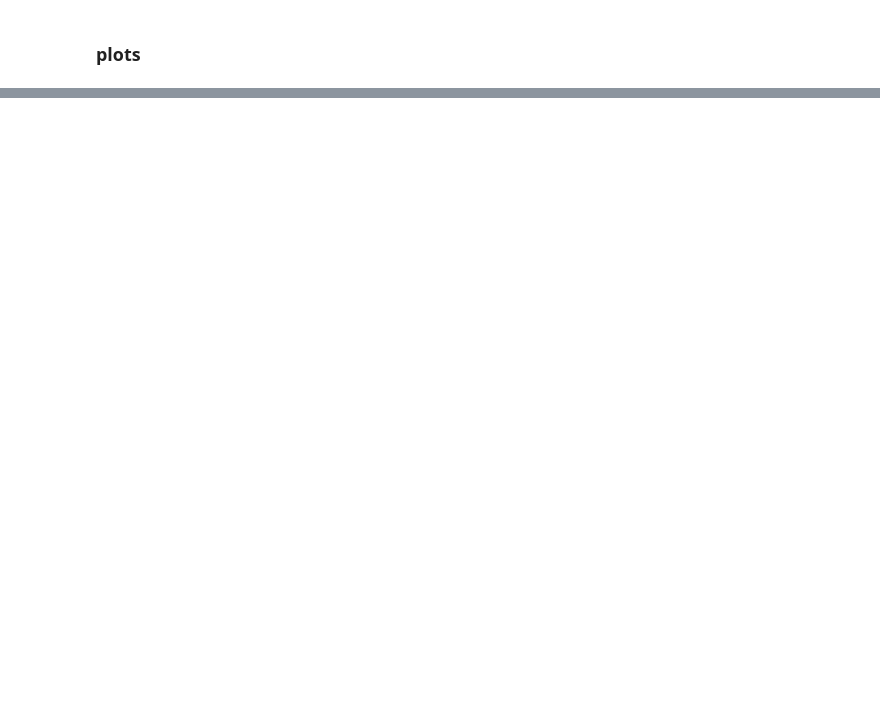
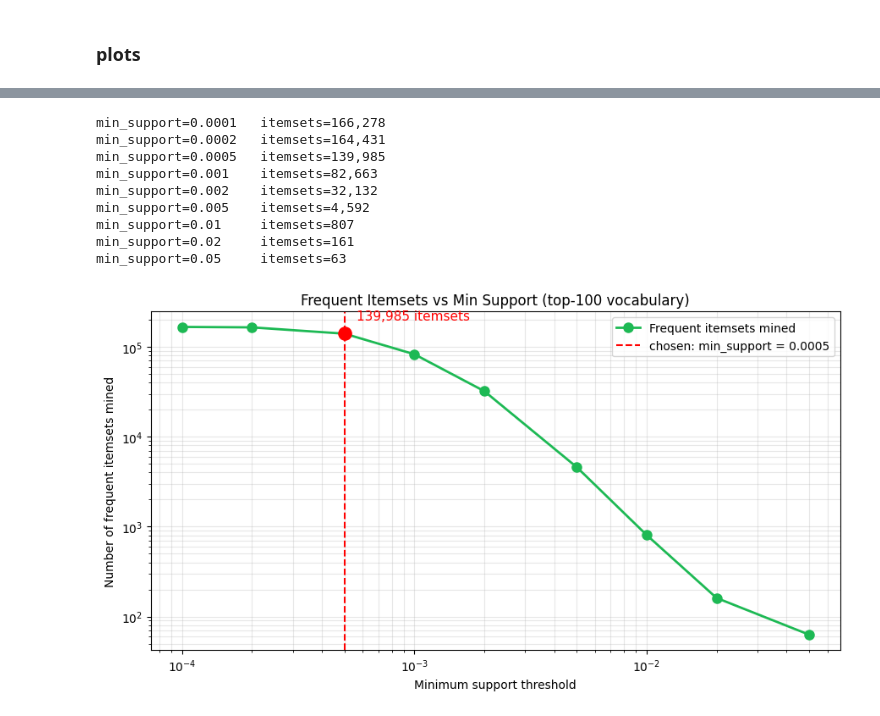
Before and after one commit to AidanDonnelly1/ear-worm, a Jupyter notebook: apriori.ipynb, the cells around one changed output, grey strips where cells are left out. Saved outputs shown, nothing was run; the diff lists cells and outputs as text; code cells hidden in the pictures; blank space fills up the shorter version.

```diff
--- a/apriori.ipynb
+++ b/apriori.ipynb
@@ -739,0 +671,54 @@ plt.show()
+# %%
+SUPPORT_SWEEP = [0.0001, 0.0002, 0.0005, 0.001, 0.002, 0.005, 0.01, 0.02, 0.05]
+
+# Build the top-100 transaction matrix once (reuse for every threshold)
+top_100_full = {s for s, _ in all_song_counts.most_common(100)}
+filtered_full = [[s for s in t if s in top_100_full] for t in transactions]
+filtered_full = [t for t in filtered_full if len(t) >= 2]
+
+te_full = TransactionEncoder()
+df_full = pd.DataFrame(te_full.fit_transform(filtered_full), columns=te_full.columns_)
+
+itemsets_at_support = []
+for s in SUPPORT_SWEEP:
+    freq = apriori(df_full, min_support=s, use_colnames=True, max_len=3)
+    itemsets_at_support.append(len(freq))
+    print(f"min_support={s:<7}  itemsets={len(freq):,}")
+
+CHOSEN_SUPPORT = 0.0005  # match the methodology paper's chosen value
+chosen_idx = SUPPORT_SWEEP.index(CHOSEN_SUPPORT)
+
+fig, ax = plt.subplots(figsize=(9, 5))
+ax.plot(SUPPORT_SWEEP, itemsets_at_support, 'o-',
+        color=COLOR_MBA, linewidth=2, markersize=8, label='Frequent itemsets mined')
+
+# Mark the chosen threshold
+ax.axvline(CHOSEN_SUPPORT, color='red', linestyle='--', linewidth=1.5,
+           label=f'chosen: min_support = {CHOSEN_SUPPORT}')
+ax.scatter([CHOSEN_SUPPORT], [itemsets_at_support[chosen_idx]],
+           color='red', s=120, zorder=5)
+ax.annotate(f'{itemsets_at_support[chosen_idx]:,} itemsets',
+            xy=(CHOSEN_SUPPORT, itemsets_at_support[chosen_idx]),
+            xytext=(10, 12), textcoords='offset points',
+            fontsize=11, color='red')
+
+ax.set_xscale('log')
+ax.set_yscale('log')
+ax.set_xlabel('Minimum support threshold')
+ax.set_ylabel('Number of frequent itemsets mined')
+ax.set_title('Frequent Itemsets vs Min Support (top-100 vocabulary)')
+ax.grid(True, which='both', alpha=0.3)
+ax.legend()
+plt.tight_layout()
+plt.show()
+# %% [output]
+min_support=0.0001   itemsets=166,278
+min_support=0.0002   itemsets=164,431
+min_support=0.0005   itemsets=139,985
+min_support=0.001    itemsets=82,663
+min_support=0.002    itemsets=32,132
+min_support=0.005    itemsets=4,592
+min_support=0.01     itemsets=807
+min_support=0.02     itemsets=161
+min_support=0.05     itemsets=63
+[figure, added]
```
Also changed, not shown: parts of 20 cells of this notebook, 1 other file.
